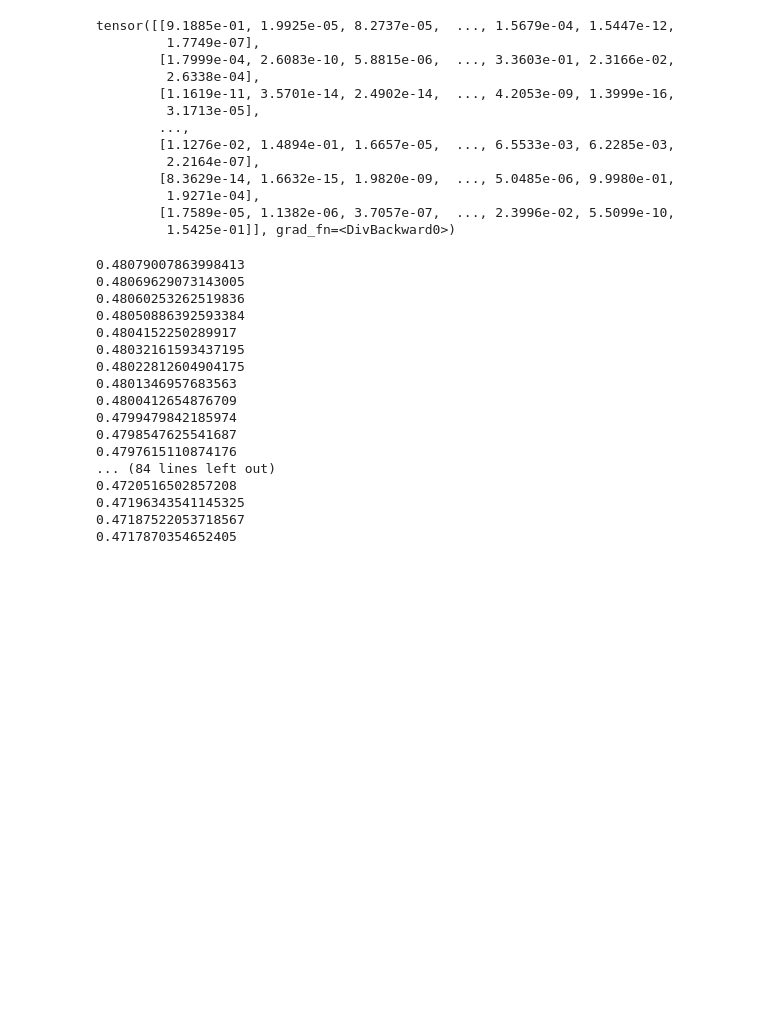
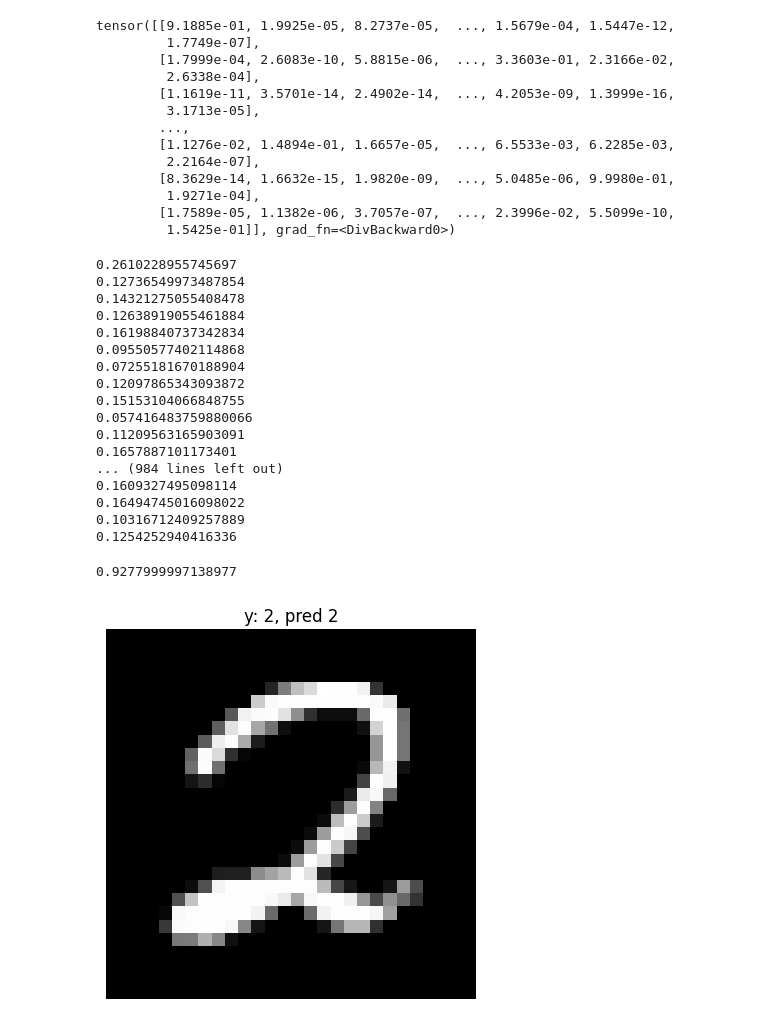
Before and after one commit to m0on1ark/MNIST, a Jupyter notebook: Untitled.ipynb, the cells around one changed output. Cells and saved outputs as stored; diff of their text form; code cells hidden in the pictures; blank space fills up the shorter version.

Commit message:
added visualisation to the model 93% accuracy

```diff
--- a/Untitled.ipynb
+++ b/Untitled.ipynb
@@ -58,15 +59,17 @@ tensor([[9.1885e-01, 1.9925e-05, 8.2737e-05,  ..., 1.5679e-04, 1.5447e-12,
         [1.7589e-05, 1.1382e-06, 3.7057e-07,  ..., 2.3996e-02, 5.5099e-10,
          1.5425e-01]], grad_fn=<DivBackward0>)
 # %%
+batch_size = 128
 parameters = [W1, b1, W2, b2]
-lr = 0.1
-for i in range(100):
+lr = 0.05
+for i in range(1000):
+    bix = torch.randint(0, xnum.shape[0], (batch_size,))
     #forward pass
-    h = torch.tanh(xnum @ W1 + b1)
+    h = torch.tanh(xnum[bix] @ W1 + b1)
     logits = h @ W2 + b2
     counts = logits.exp()
     probs = counts/counts.sum(1, keepdim=True)
-    loss = -probs[torch.arange(len(ynum)), ynum].log().mean()
+    loss = -probs[torch.arange(batch_size), ynum[bix]].log().mean()
     #backward pass
     for p in parameters:
         p.grad = None
@@ -75,20 +78,50 @@ for i in range(100):
         p.data += -lr * p.grad
     print(loss.item())
 # %% [output]
-0.48079007863998413
-0.48069629073143005
-0.48060253262519836
-0.48050886392593384
-0.4804152250289917
-0.48032161593437195
-0.48022812604904175
-0.4801346957683563
-0.4800412654876709
-0.4799479842185974
-0.4798547625541687
-0.4797615110874176
-... (84 lines left out)
-0.4720516502857208
-0.47196343541145325
-0.47187522053718567
-0.4717870354652405
+0.2610228955745697
+0.12736549973487854
+0.14321275055408478
+0.12638919055461884
+0.16198840737342834
+0.09550577402114868
+0.07255181670188904
+0.12097865343093872
+0.15153104066848755
+0.057416483759880066
+0.11209563165903091
+0.1657887101173401
+... (984 lines left out)
+0.1609327495098114
+0.16494745016098022
+0.10316712409257889
+0.1254252940416336
+# %%
+xtest = []
+ytest = []
+for example in test_dataset:
+    xtest.append(example[0])
+    ytest.append(example[1])
+
+xtest = torch.stack(xtest)
+xtest = torch.reshape(xtest, (10000, 784))
+ytest = torch.tensor(ytest)
+
+with torch.no_grad():
+    h_test = torch.tanh(xtest @ W1 + b1)
+    logits_test = h_test @ W2 + b2
+
+preds = torch.argmax(logits_test, dim=1)
+accuracy = (preds == ytest).float().mean()
+print(accuracy.item())
+# %% [output]
+0.9277999997138977
+# %%
+idx = 35
+image_to_show = xtest[idx].reshape(28, 28)
+
+plt.imshow(image_to_show, cmap='gray')
+plt.title(f"y: {ytest[idx].item()}, pred {preds[idx].item()}")
+plt.axis('off')
+plt.show()
+# %% [output]
+[figure, added]
```
Also changed, not shown: parts of 1 cell of this notebook.
